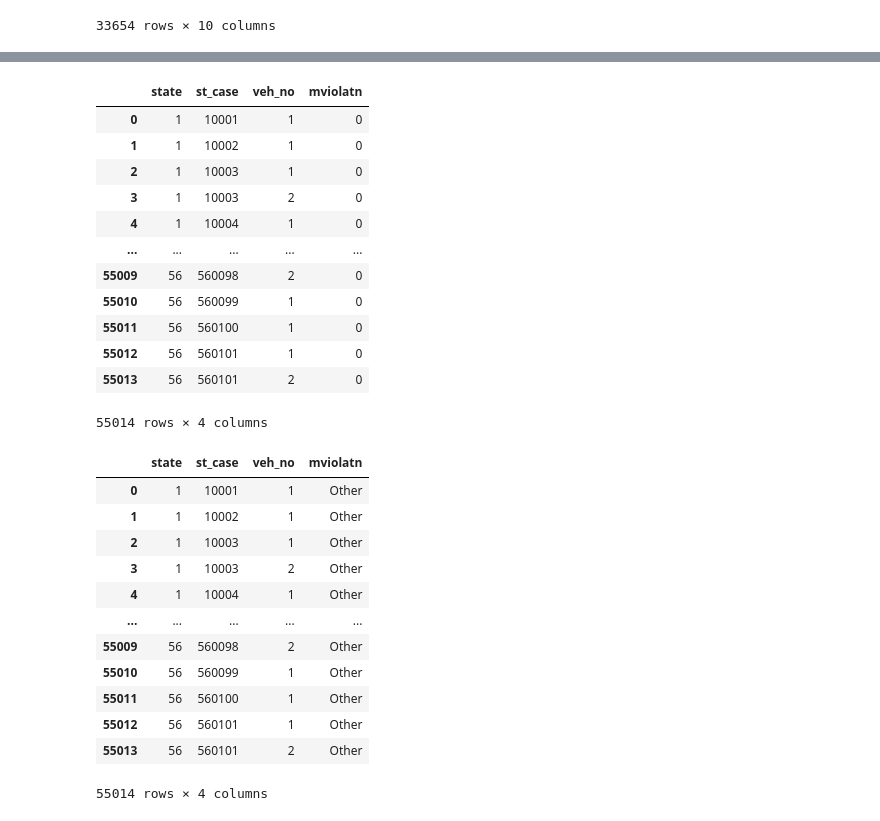
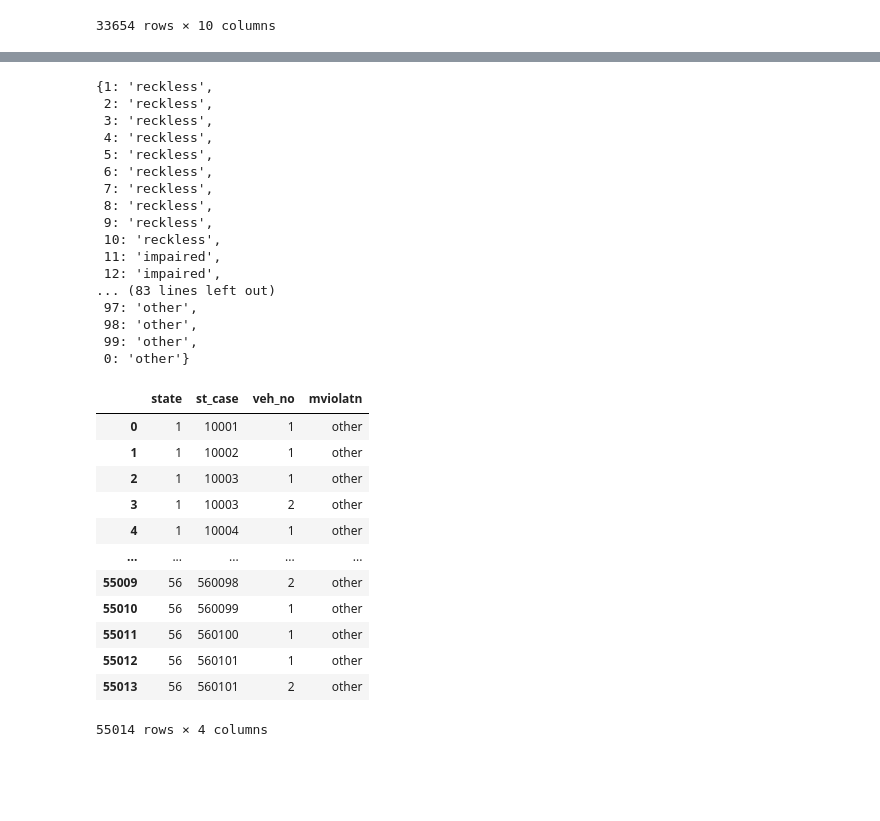
Before and after one commit to YM88/NHTSA-FARS-DATA-2015-2018, a Jupyter notebook: notebooks/200-data-cleanup.ipynb, the cells around one changed output, grey strips where cells are left out. Drawn from its saved outputs; the diff is of its cells as text; code cells hidden in the pictures; blank space fills up the shorter version.

```diff
--- a/notebooks/200-data-cleanup.ipynb
+++ b/notebooks/200-data-cleanup.ipynb
@@ -340,8 +324,10 @@ accidents_18
 # %%
 ## violations
-with zipfile.ZipFile('../data/FARS2018NationalCSV.zip') as zip:
-    with zip.open('VIOLATN.csv') as my_csv:
-        violations_18 = pd.read_csv(my_csv)
+with zipfile.ZipFile(data_file) as zip:
+    with zip.open('VIOLATN.csv') as csv:
+        df_viol = pd.read_csv(csv)
 
 # converting col names to lowercase
-violations_18.columns = violations_18.columns.str.lower()
+df_viol.columns = df_viol.columns.str.lower()
+
+df_viol
@@ -348,40 +348,45 @@ violations_18.columns = violations_18.columns.str.lower()
 # %%
 ## creating a dictionary for grouping the violations into three groups
 
-reckless = {j: "Reckless" for j in range(1, 11)}
-impaired = {j: "Impaired" for j in range(11, 20)}
-other = {j: "Other" for j in range(20, 100)}
+reckless = {j: "reckless" for j in range(1, 11)}
+impaired = {j: "impaired" for j in range(11, 20)}
+speeding = {j: "speeding" for j in range(21, 30)}
+other    = {j: "other"    for j in list(range(30, 100)) + [0]}
 
-violations = {0: "Other", **reckless, **impaired, **other}
-violations_18
+violations = {**reckless, **impaired, **speeding, **other}
+violations
 # %% [output]
-|  | state | st_case | veh_no | mviolatn |
-| 0 | 1 | 10001 | 1 | 0 |
-| 1 | 1 | 10002 | 1 | 0 |
-| 2 | 1 | 10003 | 1 | 0 |
-| 3 | 1 | 10003 | 2 | 0 |
-| 4 | 1 | 10004 | 1 | 0 |
-| ... | ... | ... | ... | ... |
-| 55009 | 56 | 560098 | 2 | 0 |
-| 55010 | 56 | 560099 | 1 | 0 |
-| 55011 | 56 | 560100 | 1 | 0 |
-| 55012 | 56 | 560101 | 1 | 0 |
-| 55013 | 56 | 560101 | 2 | 0 |
-55014 rows × 4 columns
+{1: 'reckless',
+ 2: 'reckless',
+ 3: 'reckless',
+ 4: 'reckless',
+ 5: 'reckless',
+ 6: 'reckless',
+ 7: 'reckless',
+ 8: 'reckless',
+ 9: 'reckless',
+ 10: 'reckless',
+ 11: 'impaired',
+ 12: 'impaired',
+... (83 lines left out)
+ 97: 'other',
+ 98: 'other',
+ 99: 'other',
+ 0: 'other'}
 # %%
-violations_18[['mviolatn']] = violations_18.mviolatn.map(violations)
-violations_18
+df_viol["mviolatn"] = df_viol["mviolatn"].map(violations)
+df_viol
 # %% [output]
 |  | state | st_case | veh_no | mviolatn |
-| 0 | 1 | 10001 | 1 | Other |
-| 1 | 1 | 10002 | 1 | Other |
-| 2 | 1 | 10003 | 1 | Other |
-| 3 | 1 | 10003 | 2 | Other |
-| 4 | 1 | 10004 | 1 | Other |
+| 0 | 1 | 10001 | 1 | other |
+| 1 | 1 | 10002 | 1 | other |
+| 2 | 1 | 10003 | 1 | other |
+| 3 | 1 | 10003 | 2 | other |
+| 4 | 1 | 10004 | 1 | other |
 | ... | ... | ... | ... | ... |
-| 55009 | 56 | 560098 | 2 | Other |
-| 55010 | 56 | 560099 | 1 | Other |
-| 55011 | 56 | 560100 | 1 | Other |
-| 55012 | 56 | 560101 | 1 | Other |
-| 55013 | 56 | 560101 | 2 | Other |
+| 55009 | 56 | 560098 | 2 | other |
+| 55010 | 56 | 560099 | 1 | other |
+| 55011 | 56 | 560100 | 1 | other |
+| 55012 | 56 | 560101 | 1 | other |
+| 55013 | 56 | 560101 | 2 | other |
 55014 rows × 4 columns
```
Also changed, not shown: parts of 20 cells of this notebook, 1 other file.
